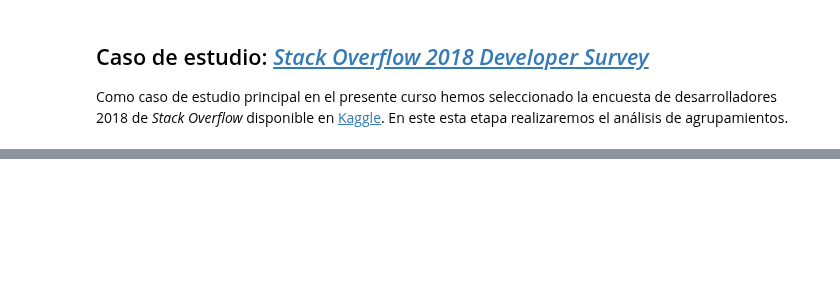
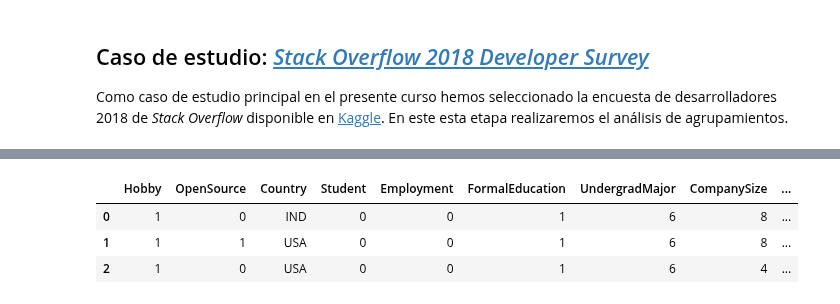
Before and after one commit to rsotoc/pattern-recognition, a Jupyter notebook: 3.3. Clustering III.ipynb, the cells around one changed output, grey strips where cells are left out. Drawn from its saved outputs; the diff is of its cells as text; code cells hidden in the pictures; blank space fills up the shorter version.

```diff
--- a/3.3. Clustering III.ipynb
+++ b/3.3. Clustering III.ipynb
@@ -39,19 +198,0 @@ pd.set_option('max_colwidth', 80)
-# %%
-path = "Data sets/Stack Overflow Survey/"
-
-# Recuperar encabezados de columnas en orden original
-with open(path + 'survey_results_public_transformed.headers', 'rb') as file:
-    headers = pickle.load(file)
-
-# Recuperar diccionarios... sólo por si se requieren
-with open(path + 'survey_results_public_transformed.dicts', 'rb') as file:
-    dict_of_dicts = pickle.load(file)
-
-with open(path + 'survey_results_public_transformed.json') as f:
-    dict_json = json.load(f)
-df = pd.DataFrame.from_dict(dict_json)
-
-# Reordenar las columnas de acuerdo al orden original
-df = df.reindex_axis(headers, axis=1)
-
-print(df.info(), "\n")
@@ -99,0 +208,8 @@ def get_values(col_name):
+# %%
+# Agregar una columna "cluster" inicializada a null
+df["Cluster"] = np.nan
+# %%
+NUM_CLUSTERS = 3
+
+# Inicializar los centroides
+clusters = df.sample(n=NUM_CLUSTERS).reset_index(drop=True)
@@ -99,0 +383,7 @@ def get_values(col_name):
+# %%
+display(clusters)
+# %% [output]
+|  | Hobby | OpenSource | Country | Student | Employment | FormalEducation | UndergradMajor | CompanySize | ... |
+| 0 | 1 | 0 | IND | 0 | 0 | 1 | 6 | 8 | ... |
+| 1 | 1 | 1 | USA | 0 | 0 | 1 | 6 | 8 | ... |
+| 2 | 1 | 0 | USA | 0 | 0 | 1 | 6 | 4 | ... |
```
Also changed, not shown: parts of 21 cells of this notebook, 1 other file.
